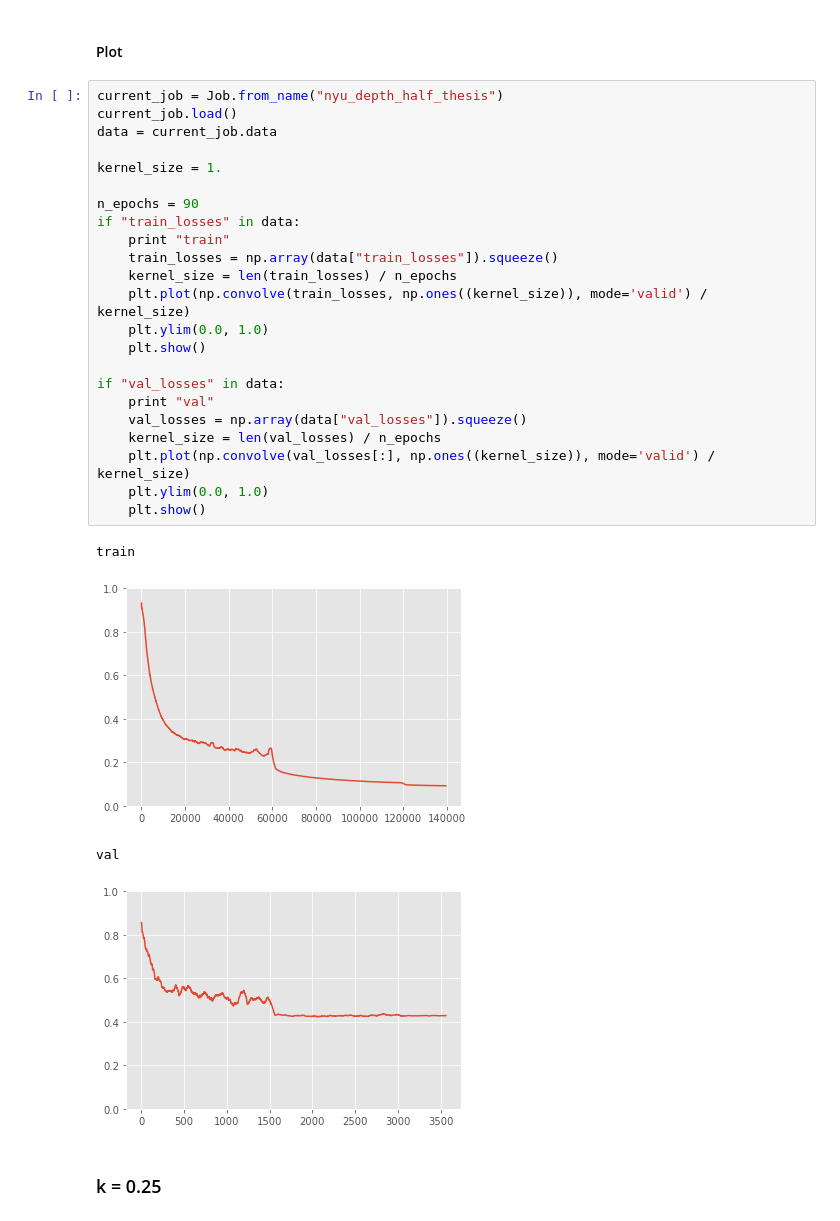
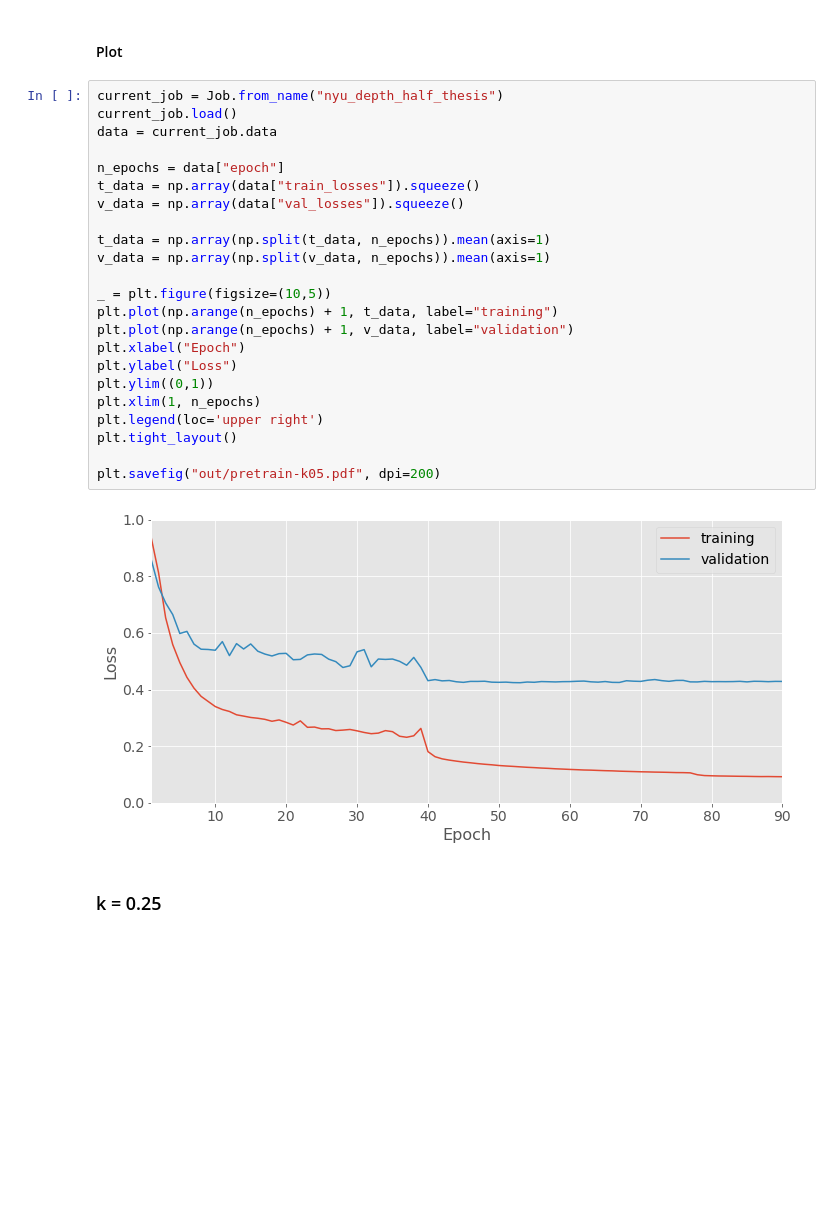
Before and after one commit to sebastian-schlecht/coco, a Jupyter notebook: experiments/evaluate_experiments.ipynb, the cells around one changed output. Drawn from its saved outputs; the diff is of its cells as text; blank space fills up the shorter version.

```diff
--- a/experiments/evaluate_experiments.ipynb
+++ b/experiments/evaluate_experiments.ipynb
@@ -227,34 +223,31 @@ print "Average eval time batch: ", np.array(eval_times).mean()
 Average eval time batch:  0.0976216435432
 # %% [markdown]
 #### Plot
-# %%
-current_job = Job.from_name("nyu_depth_half_thesis")
-current_job.load()
-data = current_job.data
-
-kernel_size = 1.
-
-n_epochs = 90
-if "train_losses" in data:
-    print "train"
-    train_losses = np.array(data["train_losses"]).squeeze()
-    kernel_size = len(train_losses) / n_epochs
-    plt.plot(np.convolve(train_losses, np.ones((kernel_size)), mode='valid') / kernel_size)
-    plt.ylim(0.0, 1.0)
-    plt.show()
-
-if "val_losses" in data:
-    print "val"
-    val_losses = np.array(data["val_losses"]).squeeze()
-    kernel_size = len(val_losses) / n_epochs
-    plt.plot(np.convolve(val_losses[:], np.ones((kernel_size)), mode='valid') /  kernel_size)
-    plt.ylim(0.0, 1.0)
-    plt.show()
-# %% [output]
-train
-[figure, removed]
-val
-[figure, removed]
+# %%
+current_job = Job.from_name("nyu_depth_half_thesis")
+current_job.load()
+data = current_job.data
+
+n_epochs = data["epoch"]
+t_data = np.array(data["train_losses"]).squeeze()
+v_data = np.array(data["val_losses"]).squeeze()
+
+t_data = np.array(np.split(t_data, n_epochs)).mean(axis=1)
+v_data = np.array(np.split(v_data, n_epochs)).mean(axis=1)
+
+_ = plt.figure(figsize=(10,5))
+plt.plot(np.arange(n_epochs) + 1, t_data, label="training")
+plt.plot(np.arange(n_epochs) + 1, v_data, label="validation")
+plt.xlabel("Epoch")
+plt.ylabel("Loss")
+plt.ylim((0,1))
+plt.xlim(1, n_epochs)
+plt.legend(loc='upper right')
+plt.tight_layout()
+
+plt.savefig("out/pretrain-k05.pdf", dpi=200)
+# %% [output]
+[figure, added]
 # %% [markdown]
 ### k = 0.25
 # %%
```
Also changed, not shown: parts of 24 cells of this notebook, 1 other file.
